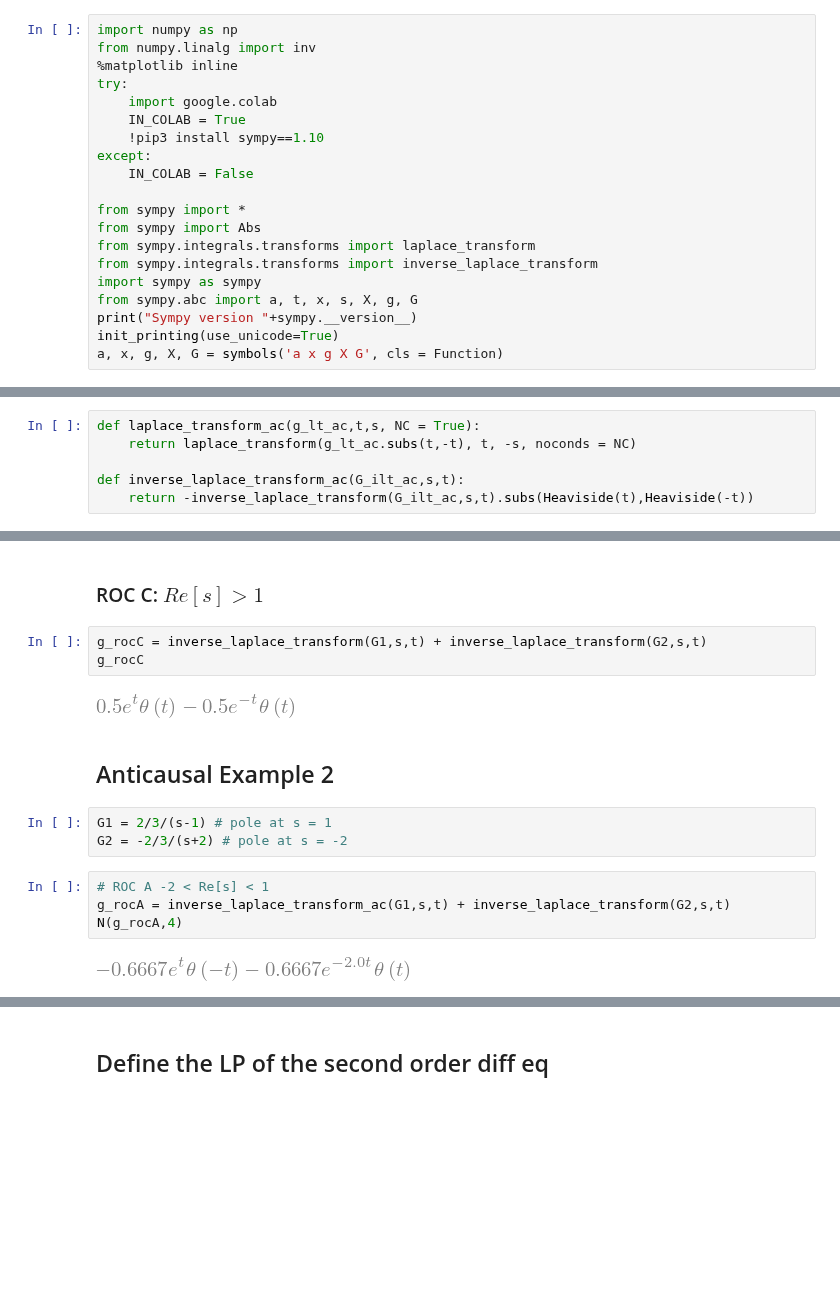
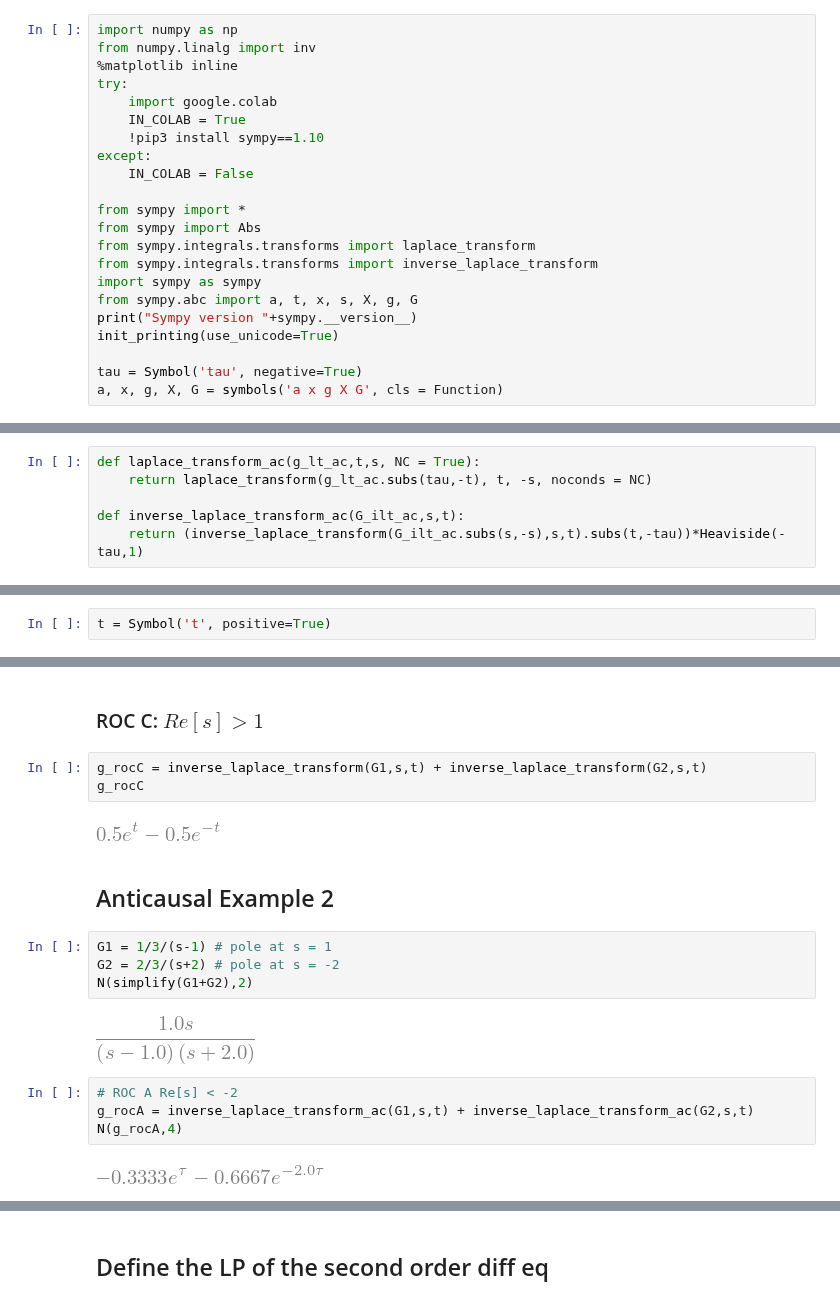
Before and after one commit to JonHowMIT/Signals_and_Systems, a Jupyter notebook: 16_002_Topic10_DiffEq_delta_input.ipynb, the cells around one changed output, grey strips where cells are left out. Saved outputs shown, nothing was run; the diff lists cells and outputs as text; blank space fills up the shorter version.

```diff
--- a/16_002_Topic10_DiffEq_delta_input.ipynb
+++ b/16_002_Topic10_DiffEq_delta_input.ipynb
@@ -17,6 +17,8 @@ import sympy as sympy
 from sympy.abc import a, t, x, s, X, g, G
 print("Sympy version "+sympy.__version__)
 init_printing(use_unicode=True)
+
+tau = Symbol('tau', negative=True)
 a, x, g, X, G = symbols('a x g X G', cls = Function)
 # %% [output]
 Sympy version 1.10.1
@@ -24,9 +26,9 @@ Sympy version 1.10.1
 ## Define anticausal transforms
 # %%
 def laplace_transform_ac(g_lt_ac,t,s, NC = True):
-    return laplace_transform(g_lt_ac.subs(t,-t), t, -s, noconds = NC)
+    return laplace_transform(g_lt_ac.subs(tau,-t), t, -s, noconds = NC)
 
 def inverse_laplace_transform_ac(G_ilt_ac,s,t):
-    return -inverse_laplace_transform(G_ilt_ac,s,t).subs(Heaviside(t),Heaviside(-t))
+    return (inverse_laplace_transform(G_ilt_ac.subs(s,-s),s,t).subs(t,-tau))*Heaviside(-tau,1)
 # %% [markdown]
 ## Check that get desired properties for basic ftns
@@ -33 +42,3 @@ def inverse_laplace_transform_ac(G_ilt_ac,s,t):
+# %%
+t = Symbol('t', positive=True)
 # %%
@@ -107,16 +108,19 @@ g_rocB
 g_rocC = inverse_laplace_transform(G1,s,t) + inverse_laplace_transform(G2,s,t)
 g_rocC
 # %% [output]
-[figure, old version]
+[figure, new version]
 # %% [markdown]
 ## Anticausal Example 2
 # %%
-G1 = 2/3/(s-1) # pole at s = 1
-G2 = -2/3/(s+2) # pole at s = -2
+G1 = 1/3/(s-1) # pole at s = 1
+G2 = 2/3/(s+2) # pole at s = -2
+N(simplify(G1+G2),2)
+# %% [output]
+[figure, added]
 # %%
-# ROC A -2 < Re[s] < 1
-g_rocA = inverse_laplace_transform_ac(G1,s,t) + inverse_laplace_transform(G2,s,t)
+# ROC A Re[s] < -2
+g_rocA = inverse_laplace_transform_ac(G1,s,t) + inverse_laplace_transform_ac(G2,s,t)
 N(g_rocA,4)
 # %% [output]
-[figure, old version]
+[figure, new version]
 # %%
```
Also changed, not shown: parts of 14 cells of this notebook, 1 other file.
